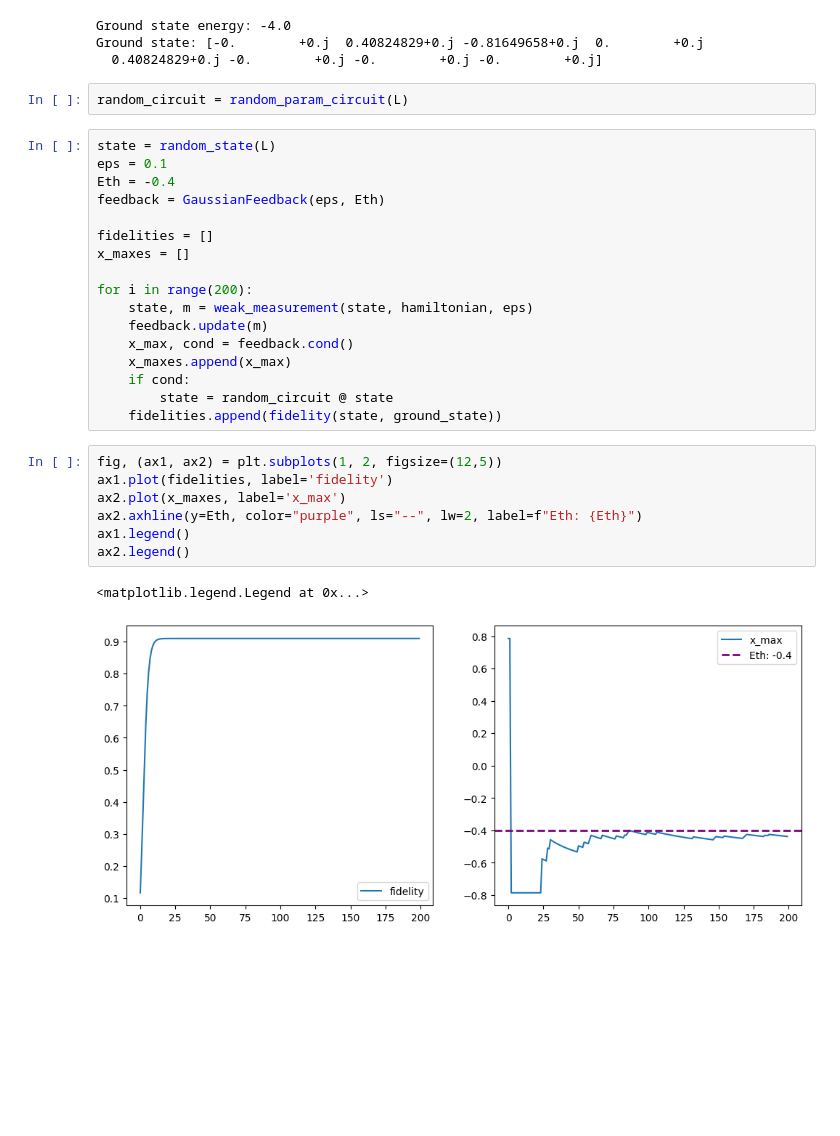
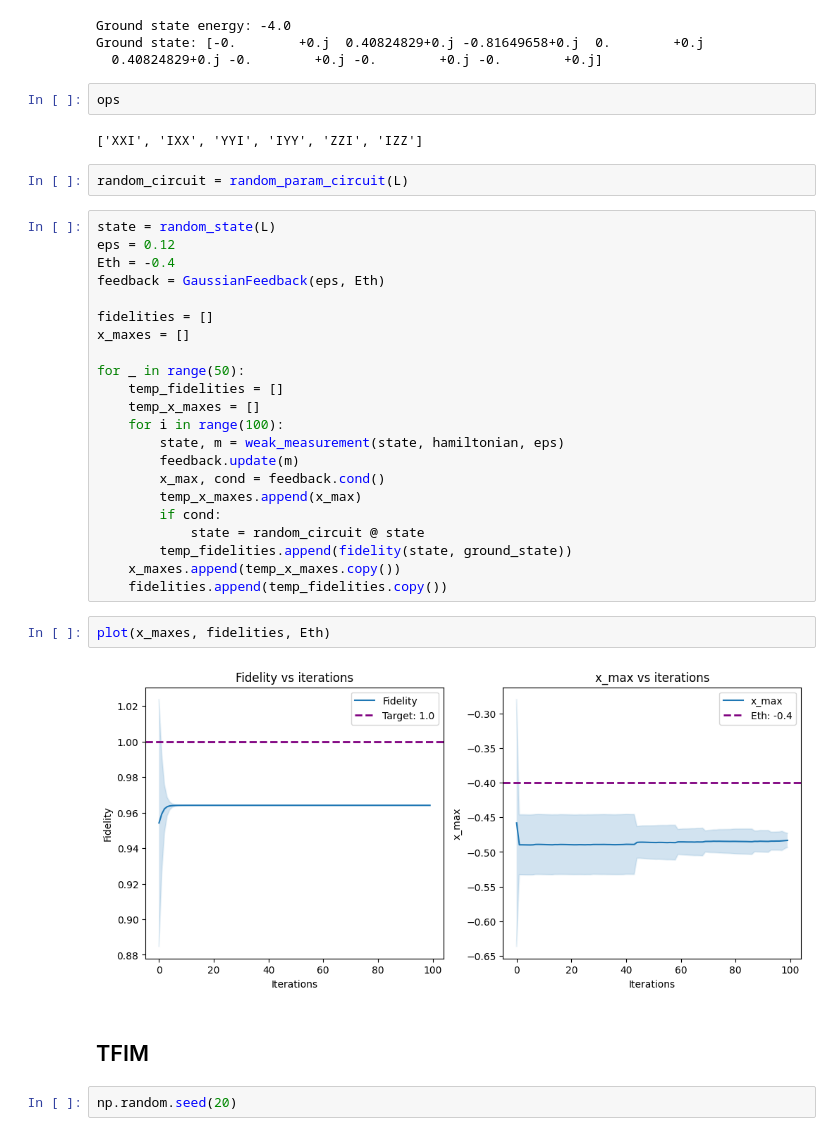
Before and after one commit to Gopal-Dahale/measurement-based-ite, a Jupyter notebook: mite-numpy.ipynb, the cells around one changed output. Cells and saved outputs as stored; diff of their text form; blank space fills up the shorter version.

Commit message:
TFIM

```diff
--- a/mite-numpy.ipynb
+++ b/mite-numpy.ipynb
@@ -187,32 +241,39 @@ print("Ground state:", ground_state)
 Ground state energy: -4.0
 Ground state: [-0.        +0.j  0.40824829+0.j -0.81649658+0.j  0.        +0.j
   0.40824829+0.j -0.        +0.j -0.        +0.j -0.        +0.j]
+# %%
+ops
+# %% [output]
+['XXI', 'IXX', 'YYI', 'IYY', 'ZZI', 'IZZ']
 # %%
 random_circuit = random_param_circuit(L)
 # %%
 state = random_state(L)
-eps = 0.1
+eps = 0.12
 Eth = -0.4
 feedback = GaussianFeedback(eps, Eth)
 
 fidelities = []
 x_maxes = []
 
-for i in range(200):
-    state, m = weak_measurement(state, hamiltonian, eps)
-    feedback.update(m)
-    x_max, cond = feedback.cond()
-    x_maxes.append(x_max)
-    if cond:
-        state = random_circuit @ state
-    fidelities.append(fidelity(state, ground_state))
+for _ in range(50):
+    temp_fidelities = []
+    temp_x_maxes = []
+    for i in range(100):
+        state, m = weak_measurement(state, hamiltonian, eps)
+        feedback.update(m)
+        x_max, cond = feedback.cond()
+        temp_x_maxes.append(x_max)
+        if cond:
+            state = random_circuit @ state
+        temp_fidelities.append(fidelity(state, ground_state))
+    x_maxes.append(temp_x_maxes.copy())
+    fidelities.append(temp_fidelities.copy())
-# %%
-fig, (ax1, ax2) = plt.subplots(1, 2, figsize=(12,5))
-ax1.plot(fidelities, label='fidelity')
-ax2.plot(x_maxes, label='x_max')
-ax2.axhline(y=Eth, color="purple", ls="--", lw=2, label=f"Eth: {Eth}")
-ax1.legend()
-ax2.legend()
-# %% [output]
-<matplotlib.legend.Legend at 0x...>
-[figure, removed]
+# %%
+plot(x_maxes, fidelities, Eth)
+# %% [output]
+[figure, added]
+# %% [markdown]
+## TFIM
+# %%
+np.random.seed(20)
```
Also changed, not shown: parts of 12 cells of this notebook.
